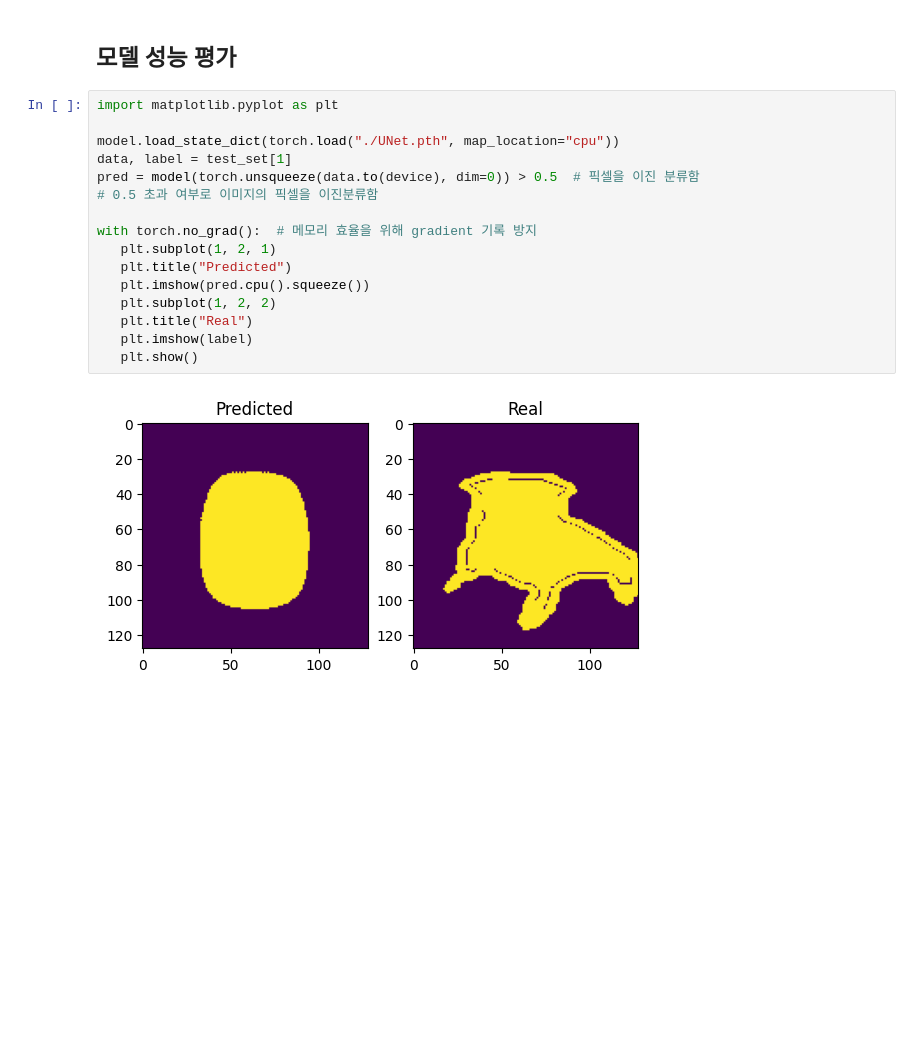
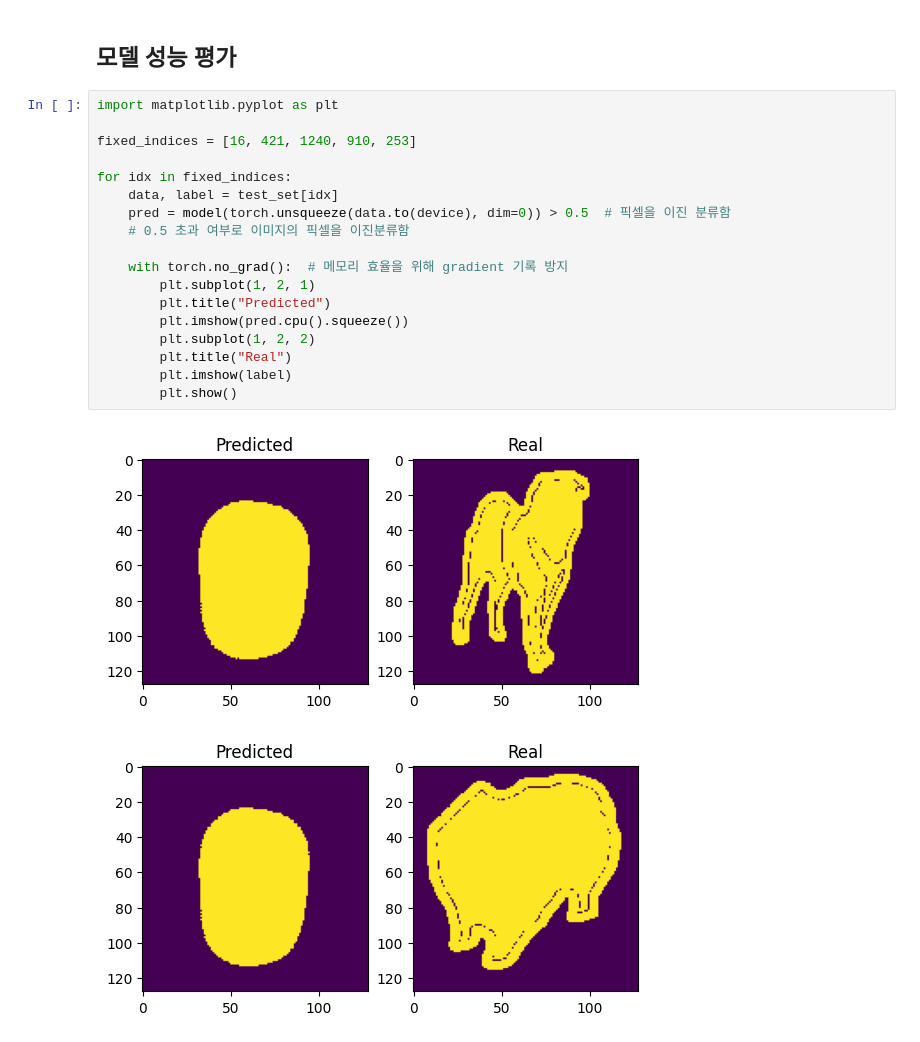
Before and after one commit to eksq1/dodo, a Jupyter notebook: inclass/UNet1.ipynb, the cells around one changed output. Saved outputs shown, nothing was run; the diff lists cells and outputs as text; blank space fills up the shorter version.

```diff
--- a/inclass/UNet1.ipynb
+++ b/inclass/UNet1.ipynb
@@ -392,18 +392,21 @@ torch.save(model.state_dict(), './UNet.pth')   #  모델 가중치 저장
 # %%
 import matplotlib.pyplot as plt
 
-model.load_state_dict(torch.load("./UNet.pth", map_location="cpu"))
-data, label = test_set[1]
-pred = model(torch.unsqueeze(data.to(device), dim=0)) > 0.5  # 픽셀을 이진 분류함
-# 0.5 초과 여부로 이미지의 픽셀을 이진분류함
+fixed_indices = [16, 421, 1240, 910, 253]
 
-with torch.no_grad():  # 메모리 효율을 위해 gradient 기록 방지
-   plt.subplot(1, 2, 1)
-   plt.title("Predicted")
-   plt.imshow(pred.cpu().squeeze())
-   plt.subplot(1, 2, 2)
-   plt.title("Real")
-   plt.imshow(label)
-   plt.show()
+for idx in fixed_indices:
+    data, label = test_set[idx]
+    pred = model(torch.unsqueeze(data.to(device), dim=0)) > 0.5  # 픽셀을 이진 분류함
+    # 0.5 초과 여부로 이미지의 픽셀을 이진분류함
+
+    with torch.no_grad():  # 메모리 효율을 위해 gradient 기록 방지
+        plt.subplot(1, 2, 1)
+        plt.title("Predicted")
+        plt.imshow(pred.cpu().squeeze())
+        plt.subplot(1, 2, 2)
+        plt.title("Real")
+        plt.imshow(label)
+        plt.show()
 # %% [output]
-[figure, old version]
+[figure, new version]
+[figure, added]
```
Also changed, not shown: parts of 1 cell of this notebook.
